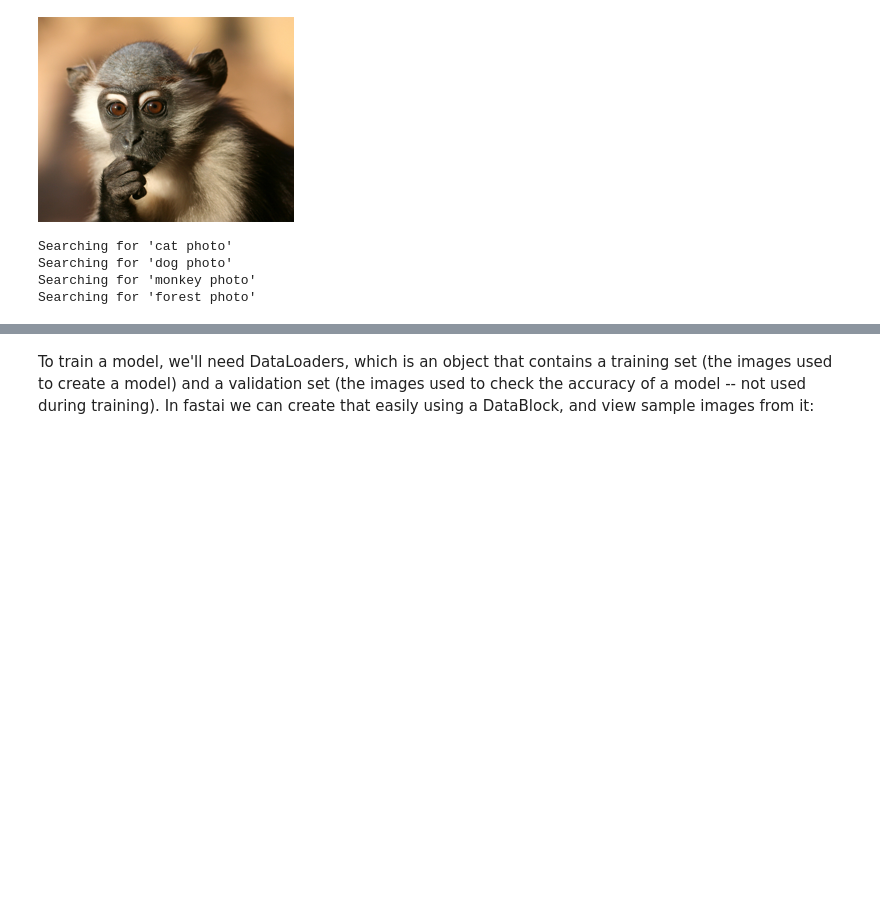
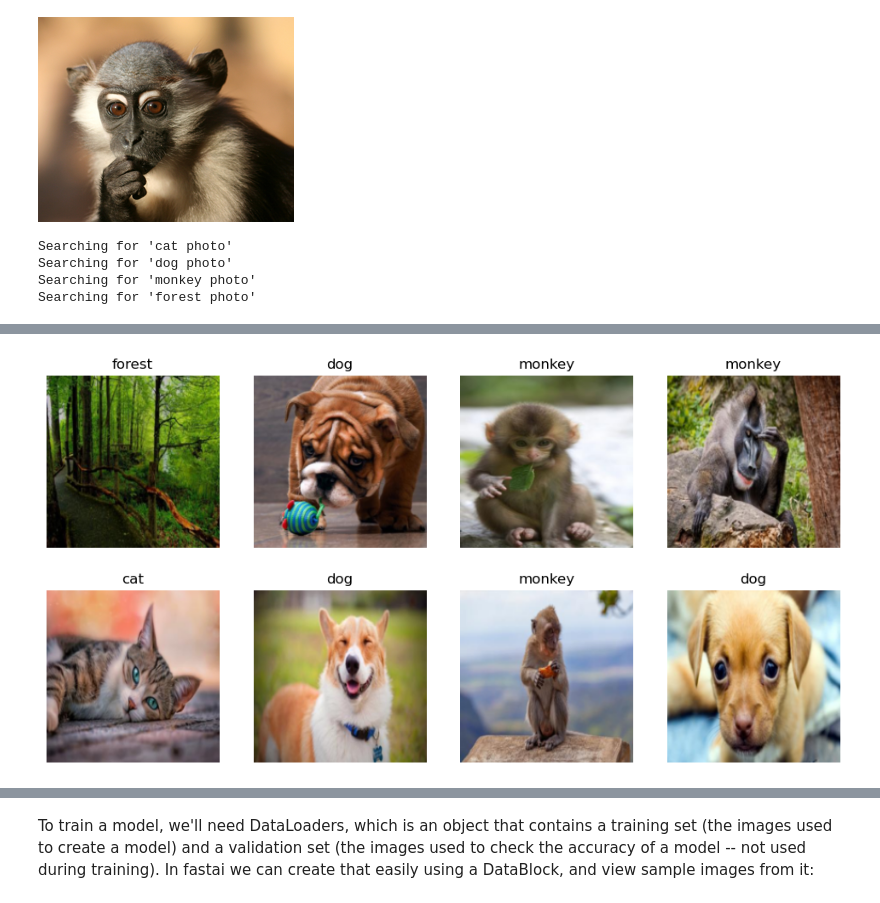
Before and after one commit to mahtabsyed/deeplearning-fastai, a Jupyter notebook: 1-deep-learning-pytorch-fastai-image-class.ipynb, the cells around one changed output, grey strips where cells are left out. Drawn from its saved outputs; the diff is of its cells as text; code cells hidden in the pictures; blank space fills up the shorter version.

```diff
--- a/1-deep-learning-pytorch-fastai-image-class.ipynb
+++ b/1-deep-learning-pytorch-fastai-image-class.ipynb
@@ -116,0 +127,5 @@ len(failed)
+# %%
+orig_dls = orig_images.dataloaders(path, bs=32)
+orig_dls.show_batch(max_n=8)
+# %% [output]
+[figure, added]
```
Also changed, not shown: parts of 35 cells of this notebook, 11 other files.
